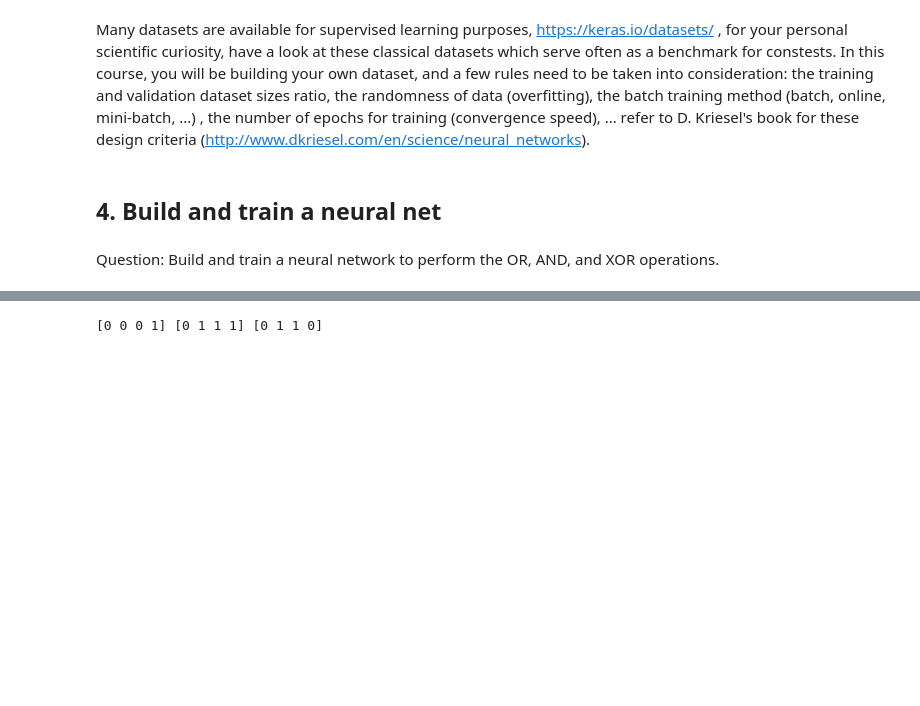
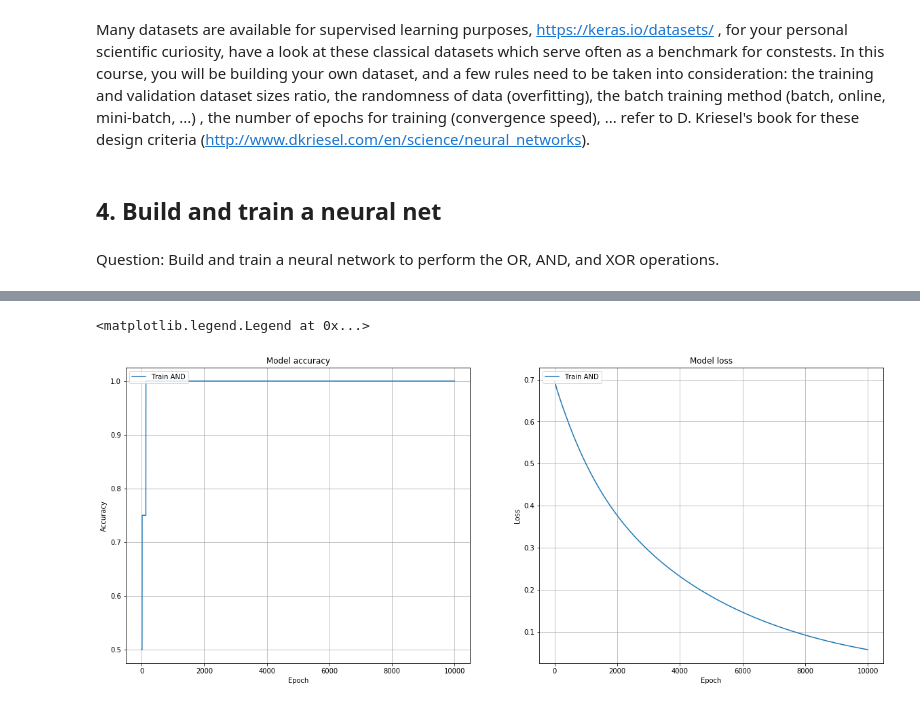
Before and after one commit to graille/ITR315-deep-telecom, a Jupyter notebook: 4- Keras and Tensorflow.ipynb, the cells around one changed output, grey strips where cells are left out. Saved outputs shown, nothing was run; the diff lists cells and outputs as text; code cells hidden in the pictures; blank space fills up the shorter version.

```diff
--- a/4- Keras and Tensorflow.ipynb
+++ b/4- Keras and Tensorflow.ipynb
@@ -83,11 +72,13 @@ None
 # %%
+### Generating data and train labels
+
 import numpy as np
 
 def AND_n(n_bits):
-    return np.prod(n_bits) > 0
+    return int(np.prod(n_bits) > 0)
 
 def OR_n(n_bits):
-    return np.sum(n_bits) > 1
+    return int(np.sum(n_bits) >= 1)
 
 def XOR_n(n_bits):
     return np.sum(n_bits)%2
@@ -95,9 +86,30 @@ def XOR_n(n_bits):
 data_N = np.array([[int(l) for l in np.binary_repr(k,N)] for k in range(2**N)])
 and_labels_N = np.array([AND_n(n_bits) for n_bits in data_N])
 or_labels_N = np.array([OR_n(n_bits) for n_bits in data_N])
-xor_labels = np.array([XOR_n(n_bits) for n_bits in data_N])
-
-
-print(and_labels,or_labels,xor_labels)
+xor_labels_N = np.array([XOR_n(n_bits) for n_bits in data_N])
-# %% [output]
-[0 0 0 1] [0 1 1 1] [0 1 1 0]
+# %%
+### Training AND Model
+and_history = and_model.fit(data_N, and_labels_N, epochs=10**4, batch_size=16,verbose=0)
+
+# Plot training & validation accuracy values
+fig = plt.figure(figsize=(20, 8))
+ax = fig.add_subplot(121)
+plt.grid()
+plt.plot(and_history.history['acc'])
+plt.title('Model accuracy')
+plt.ylabel('Accuracy')
+plt.xlabel('Epoch')
+plt.legend(['Train AND'], loc='upper left')
+
+# Plot training & validation loss values
+ax = fig.add_subplot(122)
+plt.grid()
+plt.plot(and_history.history['loss'])
+plt.title('Model loss')
+plt.ylabel('Loss')
+plt.xlabel('Epoch')
+plt.legend(['Train AND'], loc='upper left')
+# plt.subplots_adjust(wspace = 0.5)
+# %% [output]
+<matplotlib.legend.Legend at 0x...>
+[figure, added]
```
Also changed, not shown: parts of 11 cells of this notebook.
